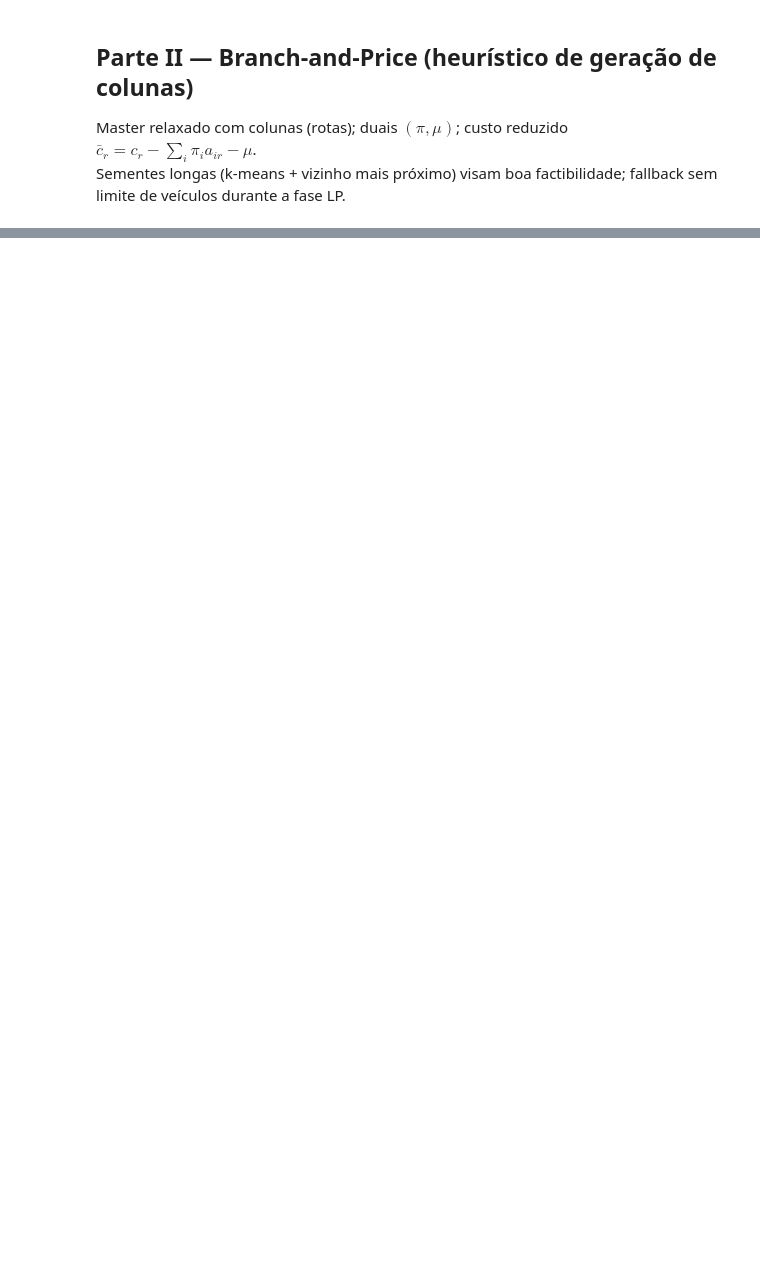
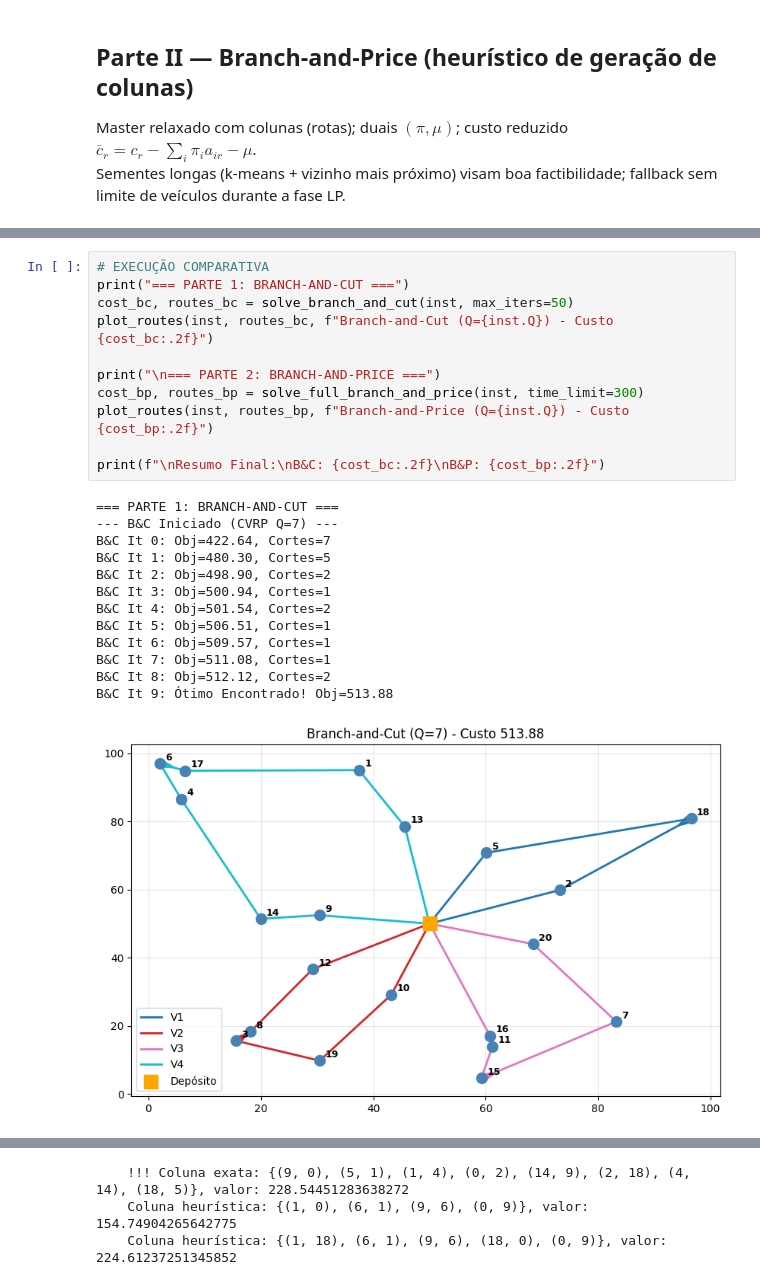
Before and after one commit to cdiegor/OtimizacaoCombinatoria, a Jupyter notebook: VRP_BC_BP_Pyomo.ipynb, the cells around one changed output, grey strips where cells are left out. Drawn from its saved outputs; the diff is of its cells as text; blank space fills up the shorter version.

```diff
--- a/VRP_BC_BP_Pyomo.ipynb
+++ b/VRP_BC_BP_Pyomo.ipynb
@@ -541,0 +794,25 @@ B&P -> rotas no master: 70160.59071173982
+# %%
+# EXECUÇÃO COMPARATIVA
+print("=== PARTE 1: BRANCH-AND-CUT ===")
+cost_bc, routes_bc = solve_branch_and_cut(inst, max_iters=50)
+plot_routes(inst, routes_bc, f"Branch-and-Cut (Q={inst.Q}) - Custo {cost_bc:.2f}")
+
+print("\n=== PARTE 2: BRANCH-AND-PRICE ===")
+cost_bp, routes_bp = solve_full_branch_and_price(inst, time_limit=300)
+plot_routes(inst, routes_bp, f"Branch-and-Price (Q={inst.Q}) - Custo {cost_bp:.2f}")
+
+print(f"\nResumo Final:\nB&C: {cost_bc:.2f}\nB&P: {cost_bp:.2f}")
+# %% [output]
+=== PARTE 1: BRANCH-AND-CUT ===
+--- B&C Iniciado (CVRP Q=7) ---
+B&C It 0: Obj=422.64, Cortes=7
+B&C It 1: Obj=480.30, Cortes=5
+B&C It 2: Obj=498.90, Cortes=2
+B&C It 3: Obj=500.94, Cortes=1
+B&C It 4: Obj=501.54, Cortes=2
+B&C It 5: Obj=506.51, Cortes=1
+B&C It 6: Obj=509.57, Cortes=1
+B&C It 7: Obj=511.08, Cortes=1
+B&C It 8: Obj=512.12, Cortes=2
+B&C It 9: Ótimo Encontrado! Obj=513.88
+[figure, added]
@@ -541,0 +837,3 @@ B&P -> rotas no master: 70160.59071173982
+    !!! Coluna exata: {(9, 0), (5, 1), (1, 4), (0, 2), (14, 9), (2, 18), (4, 14), (18, 5)}, valor: 228.54451283638272
+    Coluna heurística: {(1, 0), (6, 1), (9, 6), (0, 9)}, valor: 154.74904265642775
+    Coluna heurística: {(1, 18), (6, 1), (9, 6), (18, 0), (0, 9)}, valor: 224.61237251345852
```
Also changed, not shown: parts of 13 cells of this notebook.
